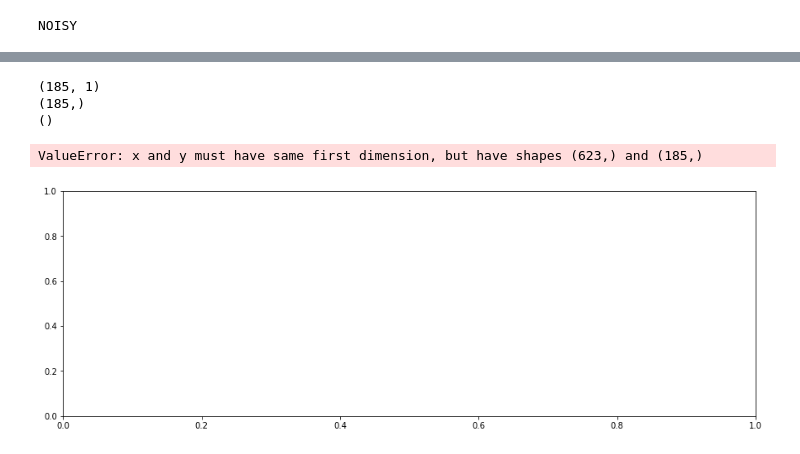
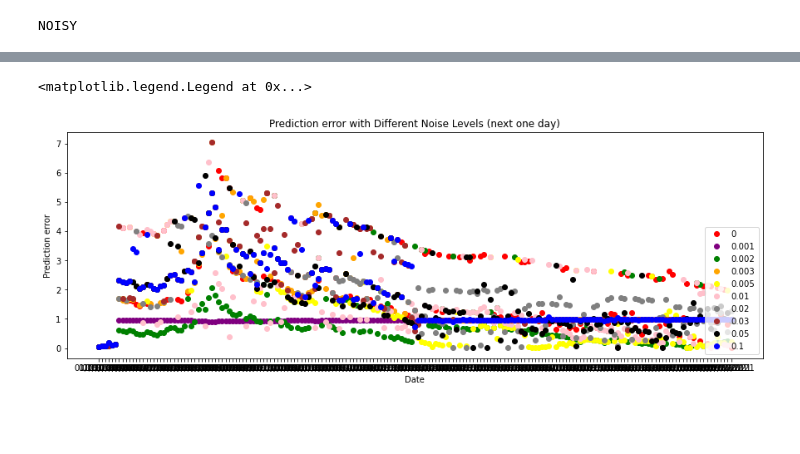
Before and after one commit to Antoljak/CAP6615Group, a Jupyter notebook: Assignment3/Assignment3.ipynb, the cells around one changed output, grey strips where cells are left out. Drawn from its saved outputs; the diff is of its cells as text; code cells hidden in the pictures; blank space fills up the shorter version.

Commit message:
Fixes for graphs

```diff
--- a/Assignment3/Assignment3.ipynb
+++ b/Assignment3/Assignment3.ipynb
@@ -199,22 +199,19 @@ df_error
 # %%
 cmaps= ['red','purple', 'green', 'orange',  'yellow', 'pink', 'grey', 'brown', 'black','blue' ]
 plt.figure(1, figsize=(15, 5))
 for i in range(len(stdev)):
-    print(np.shape(date_test))
-    print(np.shape(error_res_all[i]))
-    print(np.shape(cmaps[i]))
-    plt.plot(dateAxis, error_res_all[i], color=cmaps[i], lw=1, label = stdev[i], marker= 'o', linestyle='None')
+    #print(np.shape(date_test))
+    #print(np.shape(error_res_all[i]))
+    #print(np.shape(cmaps[i]))
+    plt.plot(np.squeeze(date_test), error_res_all[i], color=cmaps[i], lw=1, label = stdev[i], marker= 'o', linestyle='None')
 
 plt.xlabel('Date')
 plt.ylabel('Prediction error')
 plt.title('Prediction error with Different Noise Levels (next one day)')
 plt.legend(loc="lower right")
 # %% [output]
-(185, 1)
-(185,)
-()
+<matplotlib.legend.Legend at 0x...>
-ValueError: x and y must have same first dimension, but have shapes (623,) and (185,)
-[figure, old version]
+[figure, new version]
 # %%
 for i in range(len(stdev)):
     plt.figure(1, figsize=(15, 5))
```
Also changed, not shown: parts of 4 cells of this notebook.
